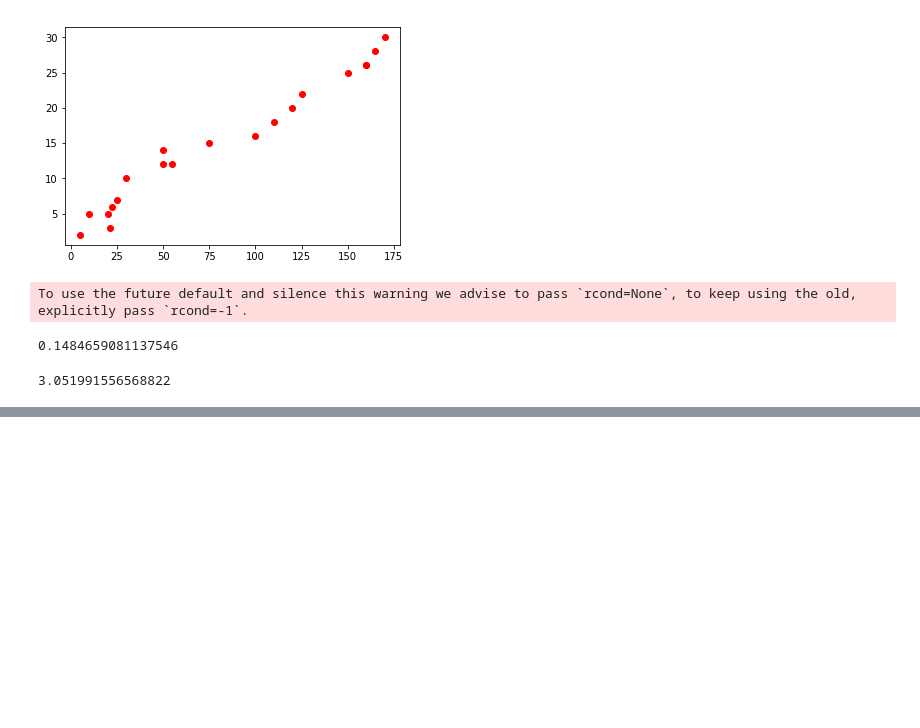
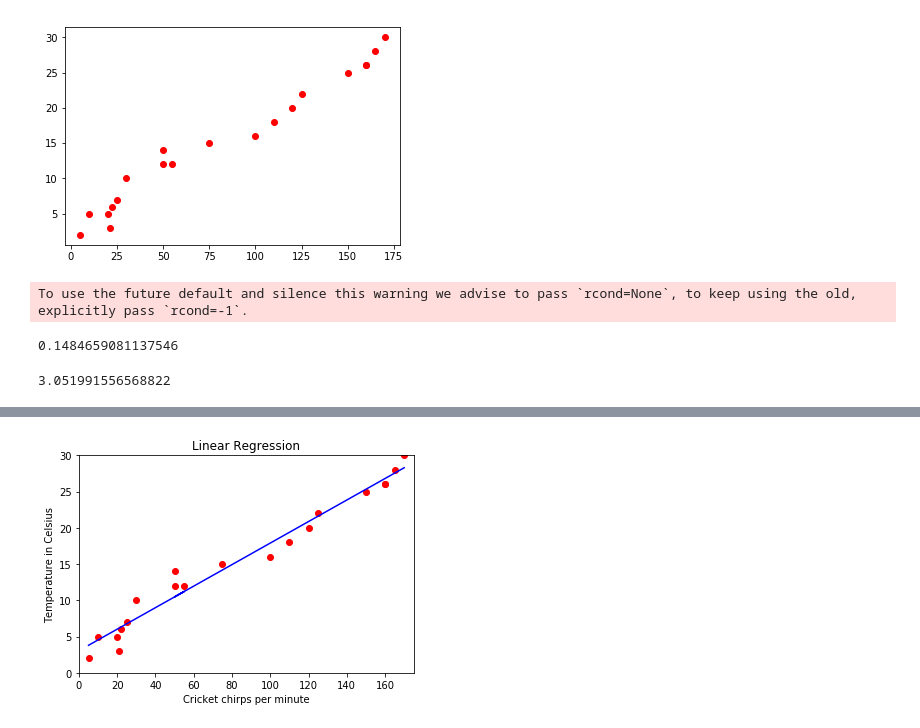
Before and after one commit to plycrsk/Learning, a Jupyter notebook: Machine_Learning_Course/ Descending into ML - Linear Regression.ipynb, the cells around one changed output, grey strips where cells are left out. Cells and saved outputs as stored; diff of their text form; code cells hidden in the pictures; blank space fills up the shorter version.

```diff
--- a/Machine_Learning_Course/ Descending into ML - Linear Regression.ipynb
+++ b/Machine_Learning_Course/ Descending into ML - Linear Regression.ipynb
@@ -78,0 +99,14 @@ pl.show()
+# %%
+# plot the results
+line = m*values3 + c
+#plt.plot(line, 'r-', y_values.T, 'ro')
+plt.plot(values3, values2, 'ro', label='original data')
+plt.plot(values3.T, line.T, 'b', label='Fitted Line')
+plt.title('Linear Regression')
+plt.xlabel('Cricket chirps per minute')
+plt.ylabel('Temperature in Celsius')
+plt.axis([0,175,0,30])
+#plt.legend()
+plt.show()
+# %% [output]
+[figure, added]
```
Also changed, not shown: parts of 9 cells of this notebook, 1 other file.
